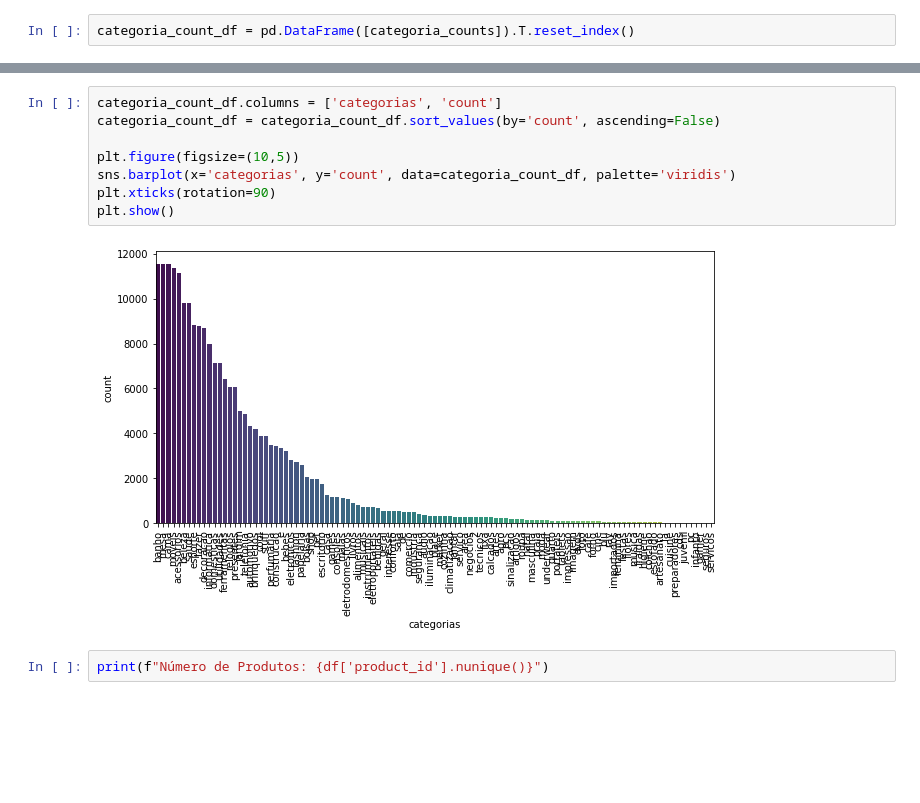
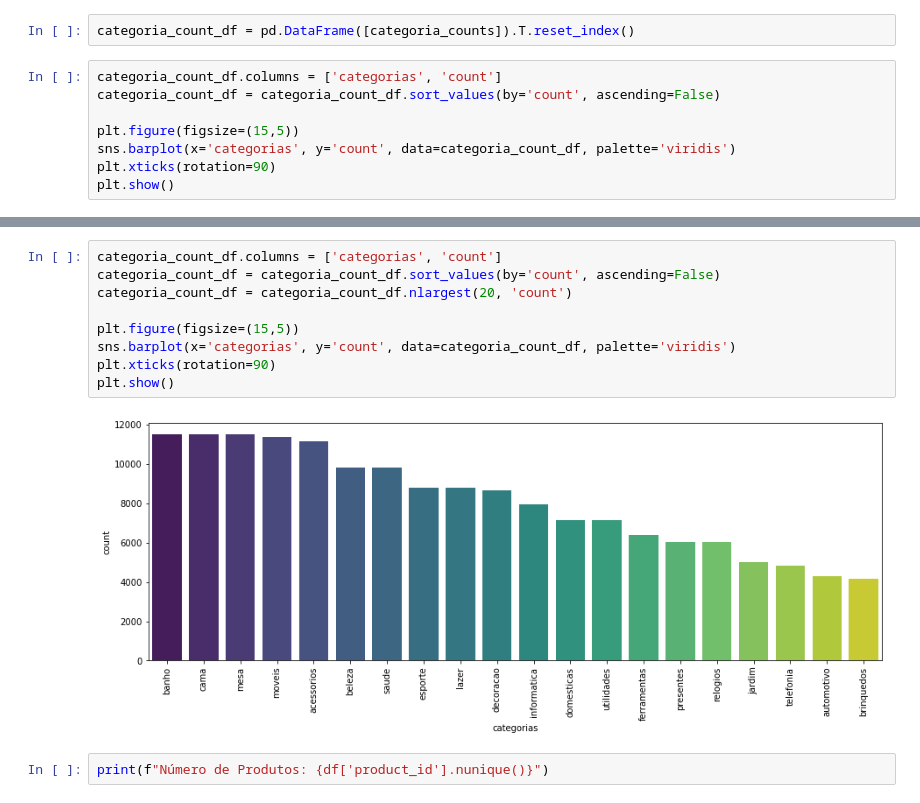
Before and after one commit to arcursino/credit-bureau, a Jupyter notebook: olist/recomendacao-parte2.ipynb, the cells around one changed output, grey strips where cells are left out. Saved outputs shown, nothing was run; the diff lists cells and outputs as text; blank space fills up the shorter version.

```diff
--- a/olist/recomendacao-parte2.ipynb
+++ b/olist/recomendacao-parte2.ipynb
@@ -68,2 +77,10 @@ As 5 categorias mais comuns:
 # %%
 categoria_count_df = pd.DataFrame([categoria_counts]).T.reset_index()
+# %%
+categoria_count_df.columns = ['categorias', 'count']
+categoria_count_df = categoria_count_df.sort_values(by='count', ascending=False)
+
+plt.figure(figsize=(15,5))
+sns.barplot(x='categorias', y='count', data=categoria_count_df, palette='viridis')
+plt.xticks(rotation=90)
+plt.show()
@@ -70,13 +89,14 @@ categoria_count_df = pd.DataFrame([categoria_counts]).T.reset_index()
 # %%
 categoria_count_df.columns = ['categorias', 'count']
 categoria_count_df = categoria_count_df.sort_values(by='count', ascending=False)
+categoria_count_df = categoria_count_df.nlargest(20, 'count')
 
-plt.figure(figsize=(10,5))
+plt.figure(figsize=(15,5))
 sns.barplot(x='categorias', y='count', data=categoria_count_df, palette='viridis')
 plt.xticks(rotation=90)
 plt.show()
 # %% [output]
-[figure, old version]
+[figure, new version]
 # %%
 print(f"Número de Produtos: {df['product_id'].nunique()}")
 # %% [output]
```
Also changed, not shown: parts of 8 cells of this notebook.
